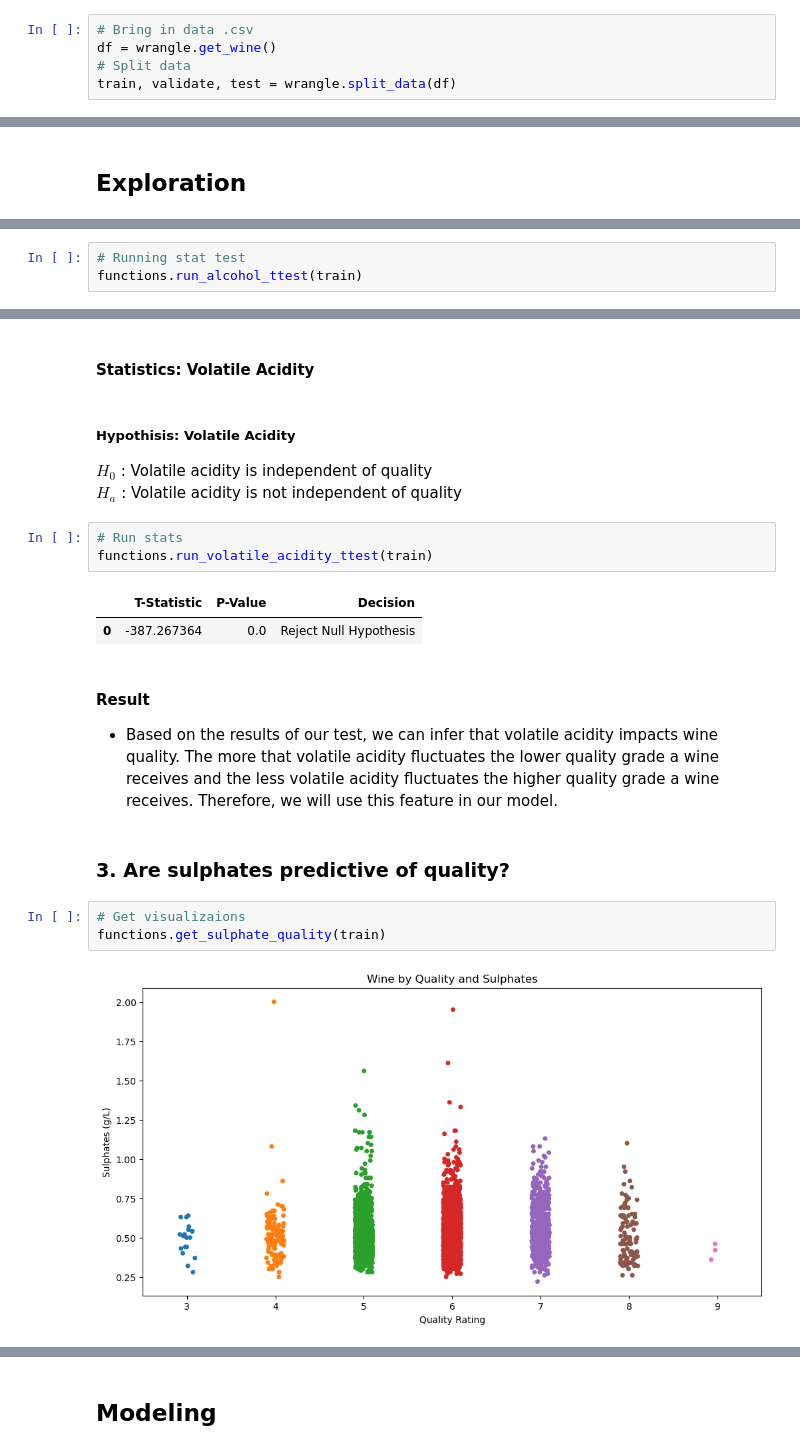
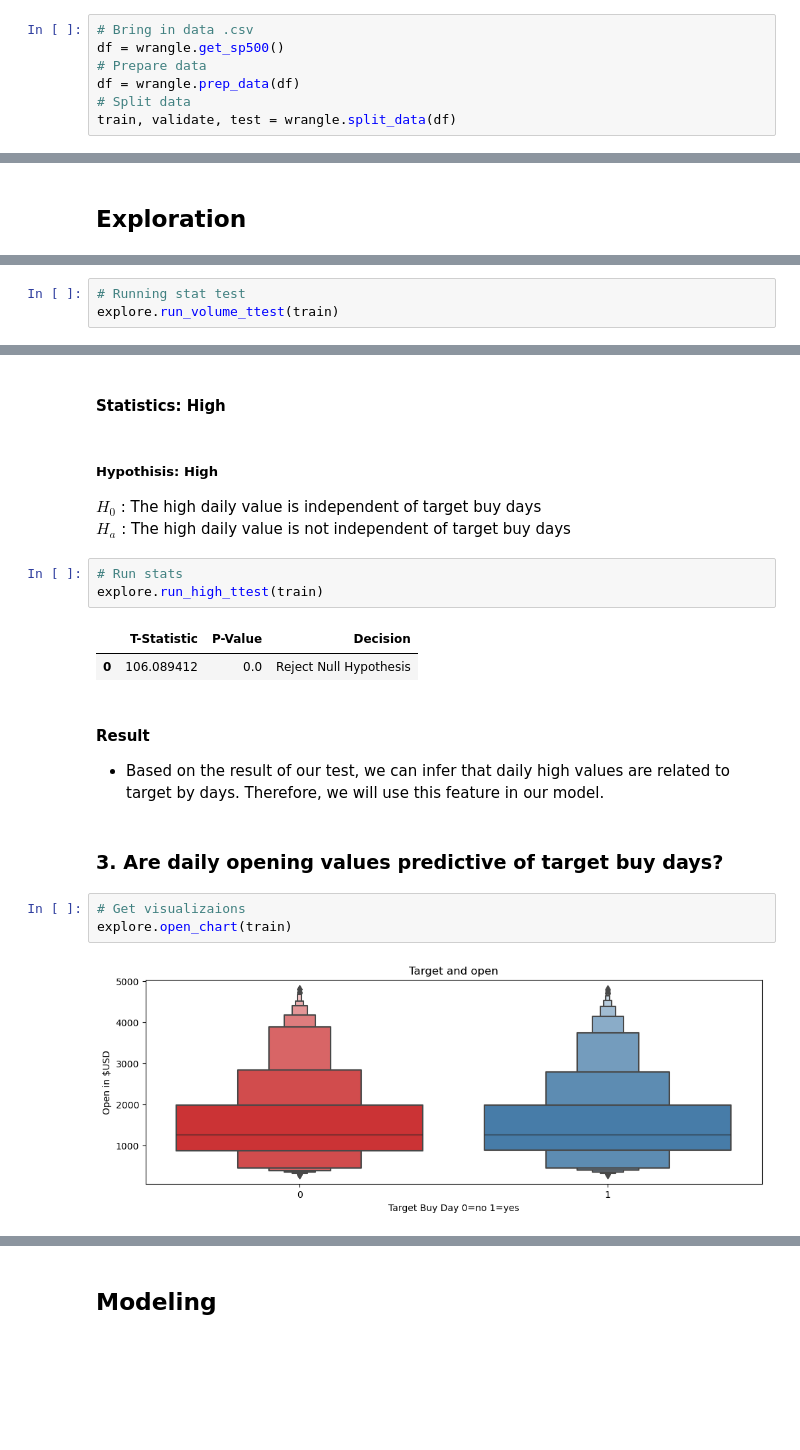
Before and after one commit to scottbarnett97/individual-project-sp500, a Jupyter notebook: final_report .ipynb, the cells around one changed output, grey strips where cells are left out. Drawn from its saved outputs; the diff is of its cells as text; blank space fills up the shorter version.

```diff
--- a/final_report .ipynb
+++ b/final_report .ipynb
@@ -75,7 +68,9 @@ import explore
 ### Bring in Data for Exploration
 # %%
 # Bring in data .csv
-df = wrangle.get_wine()
+df = wrangle.get_sp500()
+# Prepare data
+df = wrangle.prep_data(df)
 # Split data
 train, validate, test = wrangle.split_data(df)
 # %% [output]
@@ -136,5 +131,5 @@ $H_a$ : alcohol is not independent of quality
 # %%
 # Running stat test
-functions.run_alcohol_ttest(train)
+explore.run_volume_ttest(train)
 # %% [output]
 |  | T-Statistic | P-Value | Decision |
@@ -156,23 +151,23 @@ functions.get_va_quality(train)
 # %% [markdown]
-####  Statistics: Volatile Acidity
+####  Statistics: High
 # %% [markdown]
-##### Hypothisis: Volatile Acidity
-$H_0$ : Volatile acidity is independent of quality<br>
-$H_a$ : Volatile acidity is not independent of quality
+##### Hypothisis: High
+$H_0$ : The high daily value is independent of target buy days<br>
+$H_a$ : The high daily value is not independent of target buy days
 # %%
 # Run stats
-functions.run_volatile_acidity_ttest(train)
+explore.run_high_ttest(train)
 # %% [output]
 |  | T-Statistic | P-Value | Decision |
-| 0 | -387.267364 | 0.0 | Reject Null Hypothesis |
+| 0 | 106.089412 | 0.0 | Reject Null Hypothesis |
 # %% [markdown]
 #### Result
-* Based on the results of our test, we can infer that volatile acidity impacts wine quality. The more that volatile acidity fluctuates the lower quality grade a wine receives and the less volatile acidity fluctuates the higher quality grade a wine receives. Therefore, we will use this feature in our model.
+* Based on the result of our test, we can infer that daily high values are related to target by days. Therefore, we will use this feature in our model.
 # %% [markdown]
-### 3. Are sulphates predictive of quality?
+### 3. Are daily opening values predictive of target buy days?
 # %%
 # Get visualizaions
-functions.get_sulphate_quality(train)
+explore.open_chart(train)
 # %% [output]
-[figure, old version]
+[figure, new version]
 # %% [markdown]
```
Also changed, not shown: parts of 62 cells of this notebook, 3 other files.
